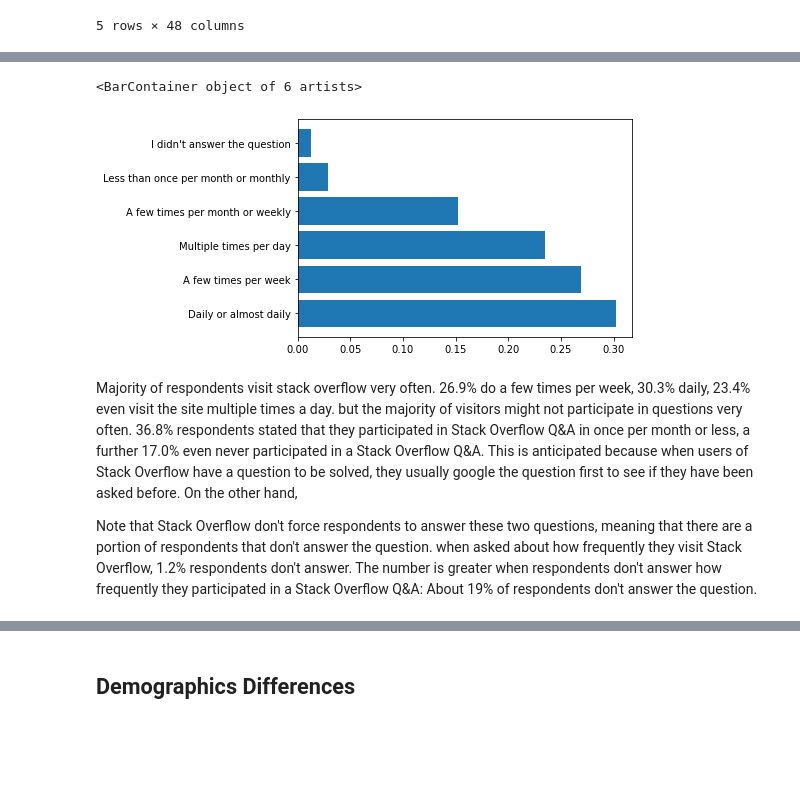
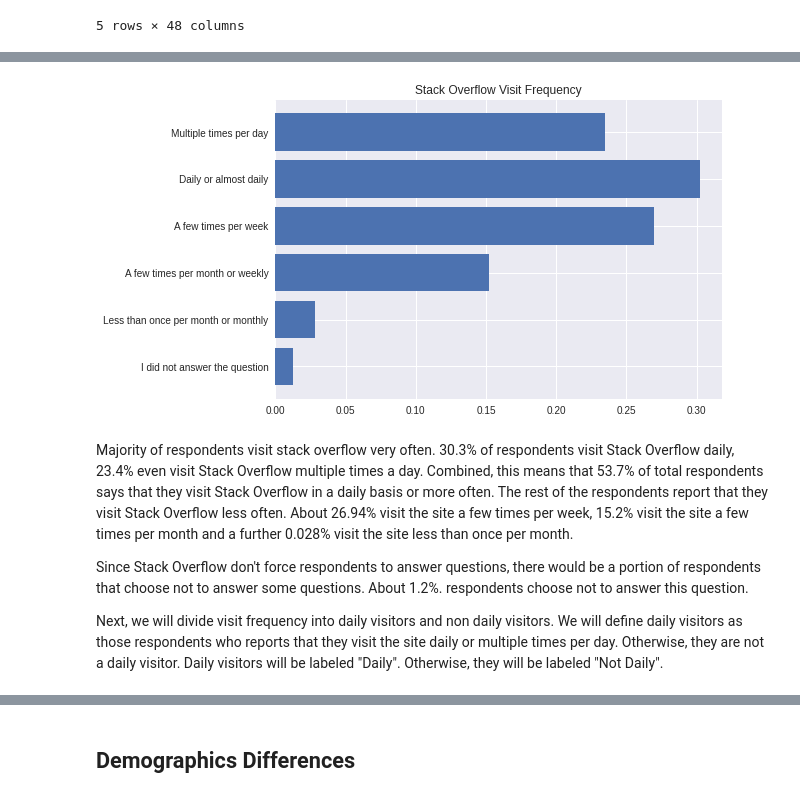
Before and after one commit to sknrendra/2021-stackoverflow-developer-survey-analysis, a Jupyter notebook: stackoverflow_most_often_visitor.ipynb, the cells around one changed output, grey strips where cells are left out. Saved outputs shown, nothing was run; the diff lists cells and outputs as text; code cells hidden in the pictures; blank space fills up the shorter version.

Commit message:
v0.8
a section about preprocessing has been added

```diff
--- a/stackoverflow_most_often_visitor.ipynb
+++ b/stackoverflow_most_often_visitor.ipynb
@@ -8,9 +8,11 @@ import os
 import natsort
 
 %matplotlib inline
+plt.style.use('seaborn')
 
 df = pd.read_csv('./stack-overflow-developer-survey-2021/survey_results_public.csv')
 df_questions = pd.read_csv('./stack-overflow-developer-survey-2021/survey_results_schema.csv')
+
 
 def countVisitFreq(index):
     counts = (df.loc[:, [index,'SOVisitFreq']]
@@ -33,7 +35,3 @@ df.head()
 | 3 | 4 | I am a developer by profession | Employed full-time | Austria | NaN | NaN | Master’s degree (M.A., M.S., M.En... | 11 - 17 years | NaN | ... |
 | 4 | 5 | I am a developer by profession | Independent contractor, freelance... | United Kingdom of Great Britain a... | NaN | England | Master’s degree (M.A., M.S., M.En... | 5 - 10 years | Friend or family member | ... |
 5 rows × 48 columns
-# %%
-df['SOVisitFreq_Daily'] = df['SOVisitFreq'].replace(['Multiple times per day', 'Daily or almost daily',
-       'A few times per week', 'A few times per month or weekly', np.NaN,
-       'Less than once per month or monthly'], ['Daily','Daily','Not Daily','Not Daily','Not Daily','Not Daily'])
@@ -49,11 +56,15 @@ plt.barh(c.index, c.values)
 # %%
-c = df['SOVisitFreq'].fillna("I didn't answer the question").value_counts(normalize=True, dropna=False)
-plt.barh(c.index, c.values)
-#move the nan out of the way please
+visitors = df['SOVisitFreq'].fillna("I did not answer the question").value_counts(normalize=True, dropna=False)[['Multiple times per day', 'Daily or almost daily', 'A few times per week',
+        'A few times per month or weekly', 'Less than once per month or monthly', "I did not answer the question"]]
+plt.barh(visitors.index, visitors.values)
+plt.title('Stack Overflow Visit Frequency')
+plt.gca().invert_yaxis()
+plt.show()
 # %% [output]
-<BarContainer object of 6 artists>
-[figure, old version]
+[figure, new version]
 # %% [markdown]
-Majority of respondents visit stack overflow very often. 26.9% do a few times per week, 30.3% daily, 23.4% even visit the site multiple times a day. but the majority of visitors might not participate in questions very often. 36.8% respondents stated that they participated in Stack Overflow Q&A in once per month or less, a further 17.0% even never participated in a Stack Overflow Q&A. This is anticipated because when users of Stack Overflow have a question to be solved, they usually google the question first to see if they have been asked before. On the other hand,
+Majority of respondents visit stack overflow very often. 30.3% of respondents visit Stack Overflow daily, 23.4% even visit Stack Overflow multiple times a day. Combined, this means that 53.7% of total respondents says that they visit Stack Overflow in a daily basis or more often. The rest of the respondents report that they visit Stack Overflow less often. About 26.94% visit the site a few times per week, 15.2% visit the site a few times per month and a further 0.028% visit the site less than once per month.
 
-Note that Stack Overflow don't force respondents to answer these two questions, meaning that there are a portion of respondents that don't answer the question. when asked about how frequently they visit Stack Overflow, 1.2% respondents don't answer. The number is greater when respondents don't answer how frequently they participated in a Stack Overflow Q&A: About 19% of respondents don't answer the question.
+Since Stack Overflow don't force respondents to answer questions, there would be a portion of respondents that choose not to answer some questions. About 1.2%. respondents choose not to answer this question.
+
+Next, we will divide visit frequency into daily visitors and non daily visitors. We will define daily visitors as those respondents who reports that they visit the site daily or multiple times per day. Otherwise, they are not a daily visitor. Daily visitors will be labeled "Daily". Otherwise, they will be labeled "Not Daily".
```
Also changed, not shown: parts of 10 cells of this notebook.
